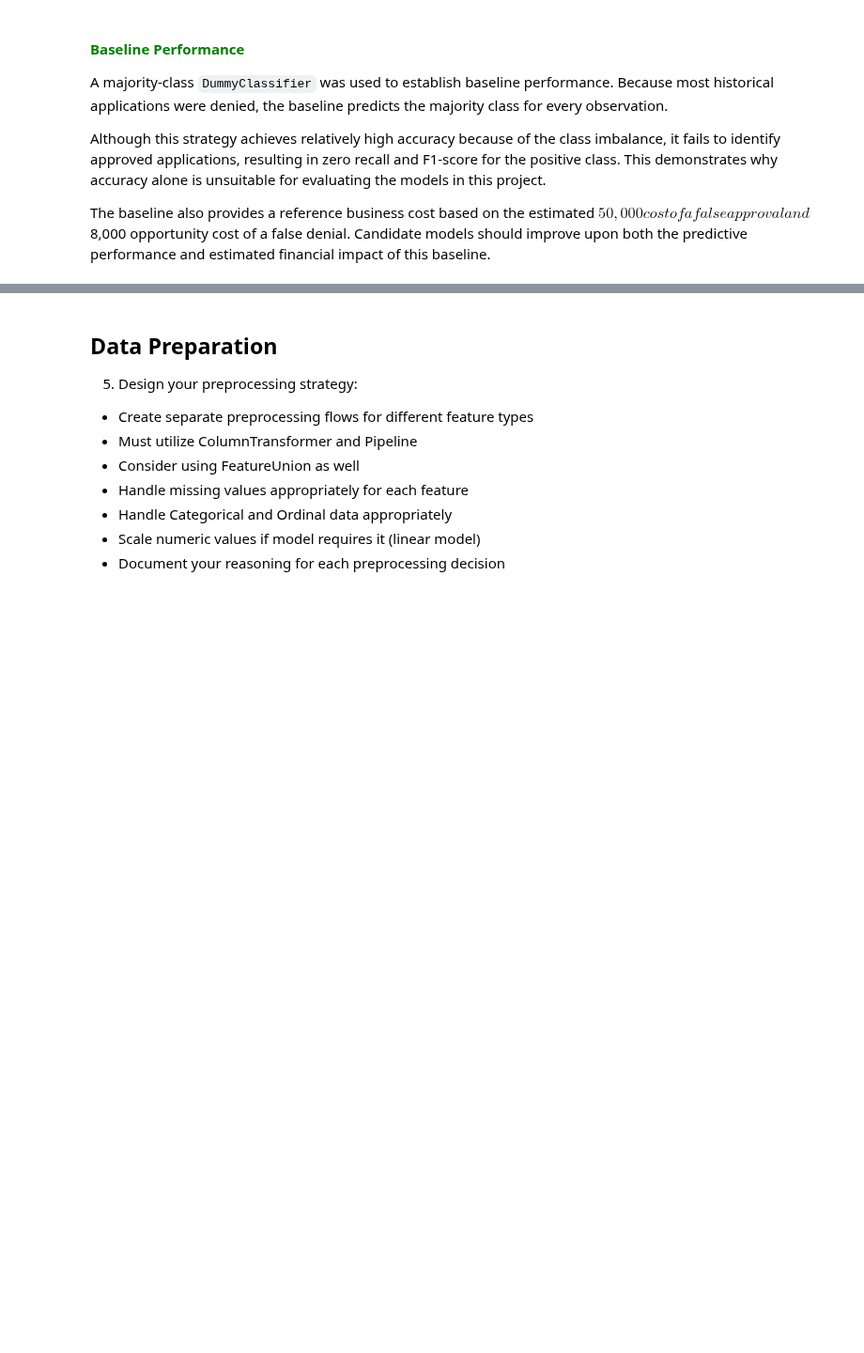
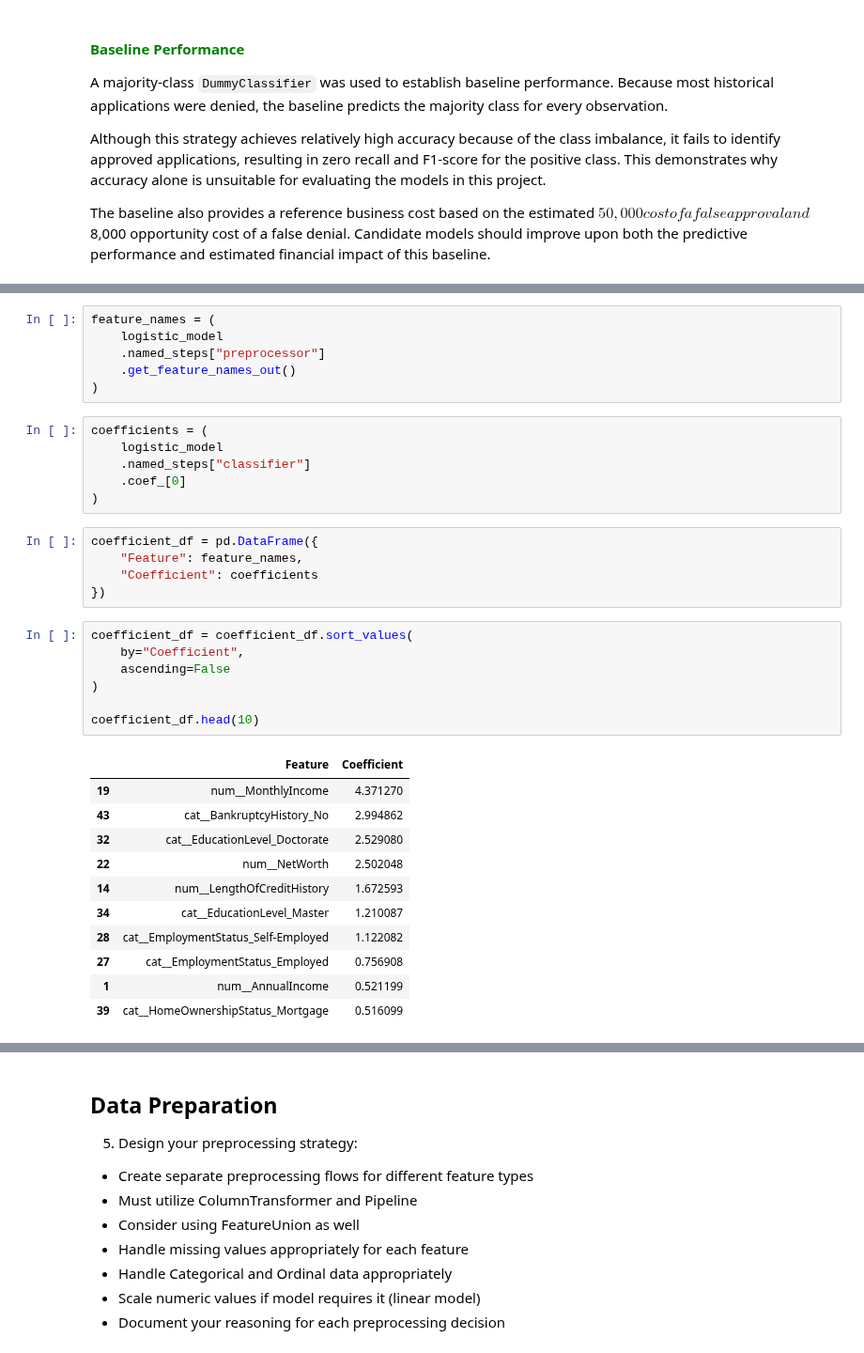
Before and after one commit to ngunjirikevin/financial-loan-risk-model, a Jupyter notebook: financial_loan_risk.ipynb, the cells around one changed output, grey strips where cells are left out. Shown at 94% size. Drawn from its saved outputs; the diff is of its cells as text; blank space fills up the shorter version.

```diff
--- a/financial_loan_risk.ipynb
+++ b/financial_loan_risk.ipynb
@@ -1068,0 +1288,36 @@ The baseline also provides a reference business cost based on the estimated $50,
+# %%
+feature_names = (
+    logistic_model
+    .named_steps["preprocessor"]
+    .get_feature_names_out()
+)
+# %%
+coefficients = (
+    logistic_model
+    .named_steps["classifier"]
+    .coef_[0]
+)
+# %%
+coefficient_df = pd.DataFrame({
+    "Feature": feature_names,
+    "Coefficient": coefficients
+})
+# %%
+coefficient_df = coefficient_df.sort_values(
+    by="Coefficient",
+    ascending=False
+)
+
+coefficient_df.head(10)
+# %% [output]
+|  | Feature | Coefficient |
+| 19 | num__MonthlyIncome | 4.371270 |
+| 43 | cat__BankruptcyHistory_No | 2.994862 |
+| 32 | cat__EducationLevel_Doctorate | 2.529080 |
+| 22 | num__NetWorth | 2.502048 |
+| 14 | num__LengthOfCreditHistory | 1.672593 |
+| 34 | cat__EducationLevel_Master | 1.210087 |
+| 28 | cat__EmploymentStatus_Self-Employed | 1.122082 |
+| 27 | cat__EmploymentStatus_Employed | 0.756908 |
+| 1 | num__AnnualIncome | 0.521199 |
+| 39 | cat__HomeOwnershipStatus_Mortgage | 0.516099 |
```
Also changed, not shown: parts of 22 cells of this notebook.
